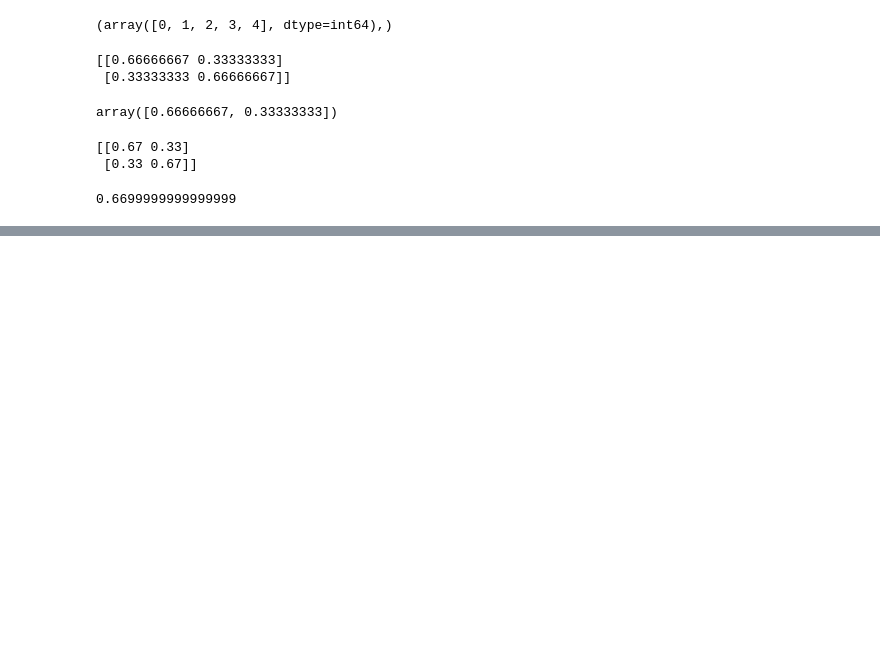
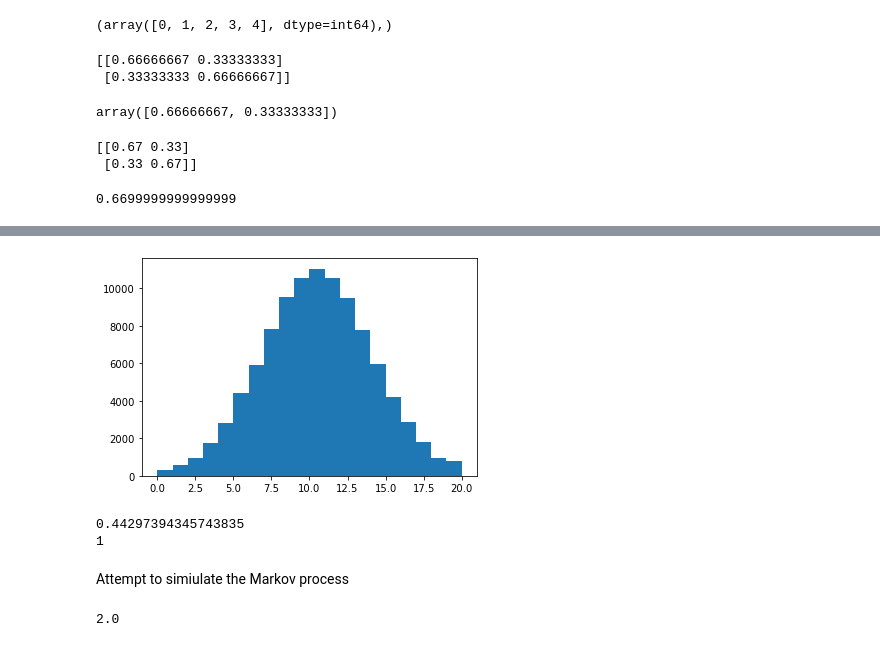
Before and after one commit to madsankern/MA_thesis, a Jupyter notebook: 01 - Tests.ipynb, the cells around one changed output, grey strips where cells are left out. Saved outputs shown, nothing was run; the diff lists cells and outputs as text; code cells hidden in the pictures; blank space fills up the shorter version.

```diff
--- a/01 - Tests.ipynb
+++ b/01 - Tests.ipynb
@@ -128,0 +229,17 @@ p_mat[0][0]
+# %%
+plt.hist(k[1,:], bins = 20)
+plt.show()
+# %% [output]
+[figure, added]
+# %%
+rand = np.random.uniform()
+cs_vec = np.array([1/3,2/3,3/3])
+
+ind = markov.choice(rand,cs_vec)
+print(rand)
+print(ind)
+# %% [output]
+0.44297394345743835
+1
+# %% [markdown]
+Attempt to simiulate the Markov process
@@ -128,0 +286,6 @@ p_mat[0][0]
+# %%
+vec = np.array([1.0, 2.0, 4.0, 10.0])
+draw = np.random.choice(vec)
+print(draw)
+# %% [output]
+2.0
```
Also changed, not shown: parts of 12 cells of this notebook.
